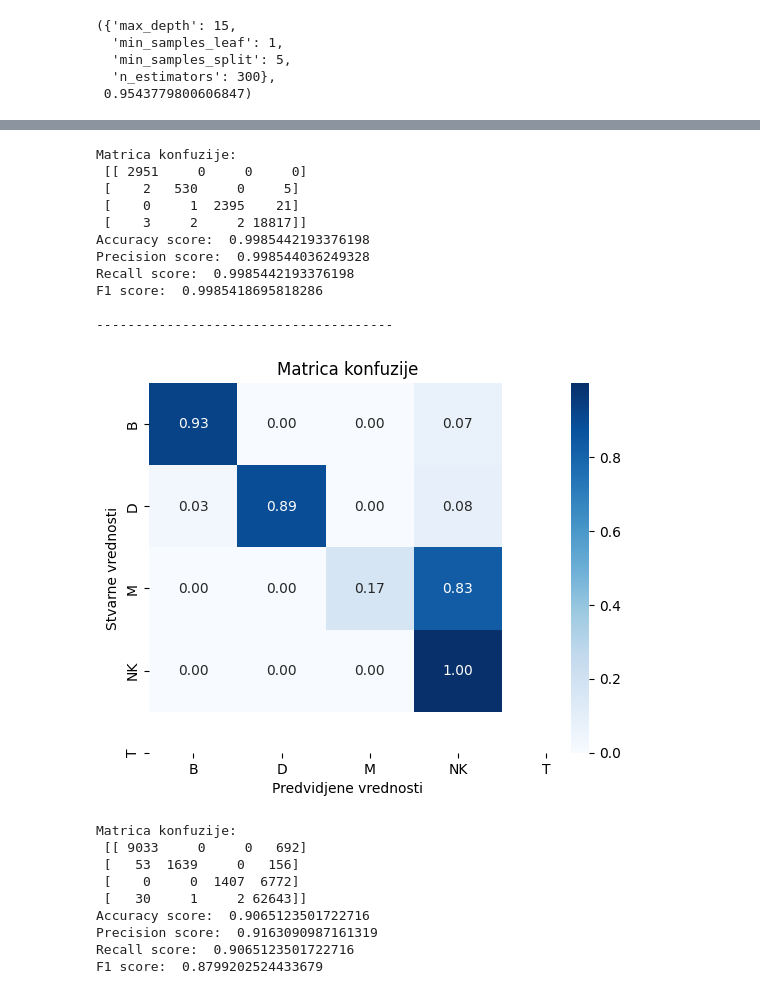
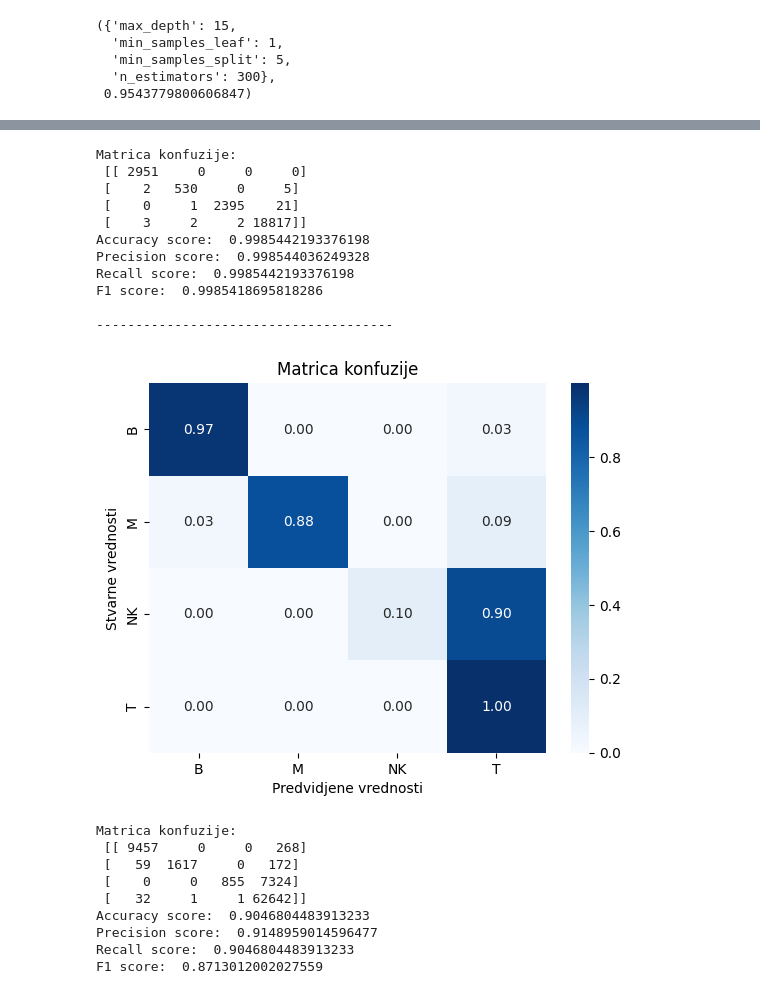
Before and after one commit to bogdans55/ip2-projekat, a Jupyter notebook: models/random_forest.ipynb, the cells around one changed output, grey strips where cells are left out. Drawn from its saved outputs; the diff is of its cells as text; code cells hidden in the pictures.

```diff
--- a/models/random_forest.ipynb
+++ b/models/random_forest.ipynb
@@ -29,11 +29,10 @@ X_train, X_test, y_train, y_test = train_test_split(X, y, test_size=0.3, random_
 # %%
 from sklearn.metrics import confusion_matrix, accuracy_score, precision_score, recall_score, f1_score
 # %%
-def model_info(y_real, y_pred):
+def model_info(y_real, y_pred, labels=['B', 'D', 'M', 'NK', 'T']):
     cm = confusion_matrix(y_real, y_pred)
     class_sums = cm.sum(axis=1)
     normalized_conf_matrix = cm / class_sums[:, np.newaxis]
-    labels = ['B', 'D', 'M', 'NK', 'T']
     sns.heatmap(normalized_conf_matrix, annot=True, cmap='Blues', xticklabels=labels, yticklabels=labels, fmt='.2f')
     plt.xlabel('Predvidjene vrednosti')
     plt.ylabel('Stvarne vrednosti')
@@ -46,11 +45,11 @@ def model_info(y_real, y_pred):
     print('Recall score: ', recall_score(y_real, y_pred, average='weighted'))
     print('F1 score: ', f1_score(y_real, y_pred, average='weighted'))
 # %%
-def build_model(model, X_train, X_test, y_train, y_test):
+def build_model(model, X_train, X_test, y_train, y_test, classes=['B', 'D', 'M', 'NK', 'T']):
     model.fit(X_train, y_train)
 
     y_pred = model.predict(X_test)
-    model_info(y_test, y_pred)
+    model_info(y_test, y_pred, classes)
 
     return model
 # %%
@@ -209,12 +202,9 @@ y = data_10x['Group']
 X_train_10x, X_test_10x, y_train_10x, y_test_10x = train_test_split(X, y, test_size=0.3, random_state=55)
 
 model_10x = RandomForestClassifier(**best_params, criterion='entropy', random_state=55)
-model_10x = build_model(model_10x, X_train_10x, X_test_10x, y_train_10x, y_test_10x)
+model_10x = build_model(model_10x, X_train_10x, X_test_10x, y_train_10x, y_test_10x, classes=['B', 'M', 'NK', 'T'])
 print('\n--------------------------------------\n')
 
-X_test_data = data_10x.drop(['Group'], axis=1)
-y_test_data = data_10x['Group']
-
-y_pred = best_model.predict(X_test_data)
-model_info(y_test_data, y_pred)
+y_pred = best_model.predict(X)
+model_info(y, y_pred, labels=['B', 'M', 'NK', 'T'])
 # %% [output]
@@ -222,21 +212,21 @@ model_info(y_test_data, y_pred)
 Matrica konfuzije:
  [[ 2951     0     0     0]
  [    2   530     0     5]
  [    0     1  2395    21]
  [    3     2     2 18817]]
 Accuracy score:  0.9985442193376198
 Precision score:  0.998544036249328
 Recall score:  0.9985442193376198
 F1 score:  0.9985418695818286
 
 --------------------------------------
-[figure, old version]
+[figure, new version]
 Matrica konfuzije:
- [[ 9033     0     0   692]
- [   53  1639     0   156]
- [    0     0  1407  6772]
- [   30     1     2 62643]]
-Accuracy score:  0.9065123501722716
-Precision score:  0.9163090987161319
-Recall score:  0.9065123501722716
-F1 score:  0.8799202524433679
+ [[ 9457     0     0   268]
+ [   59  1617     0   172]
+ [    0     0   855  7324]
+ [   32     1     1 62642]]
+Accuracy score:  0.9046804483913233
+Precision score:  0.9148959014596477
+Recall score:  0.9046804483913233
+F1 score:  0.8713012002027559
```
Also changed, not shown: parts of 3 cells of this notebook.
